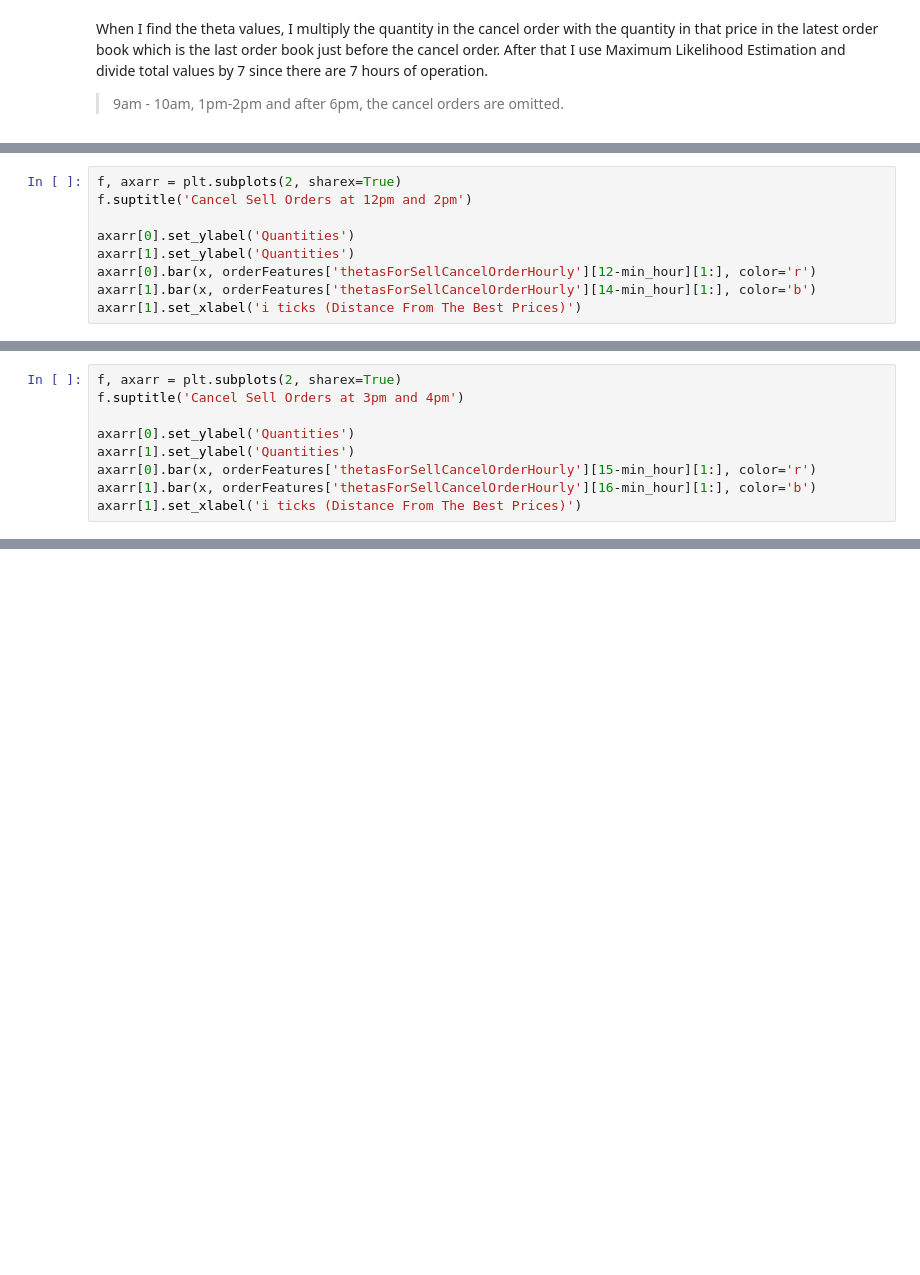
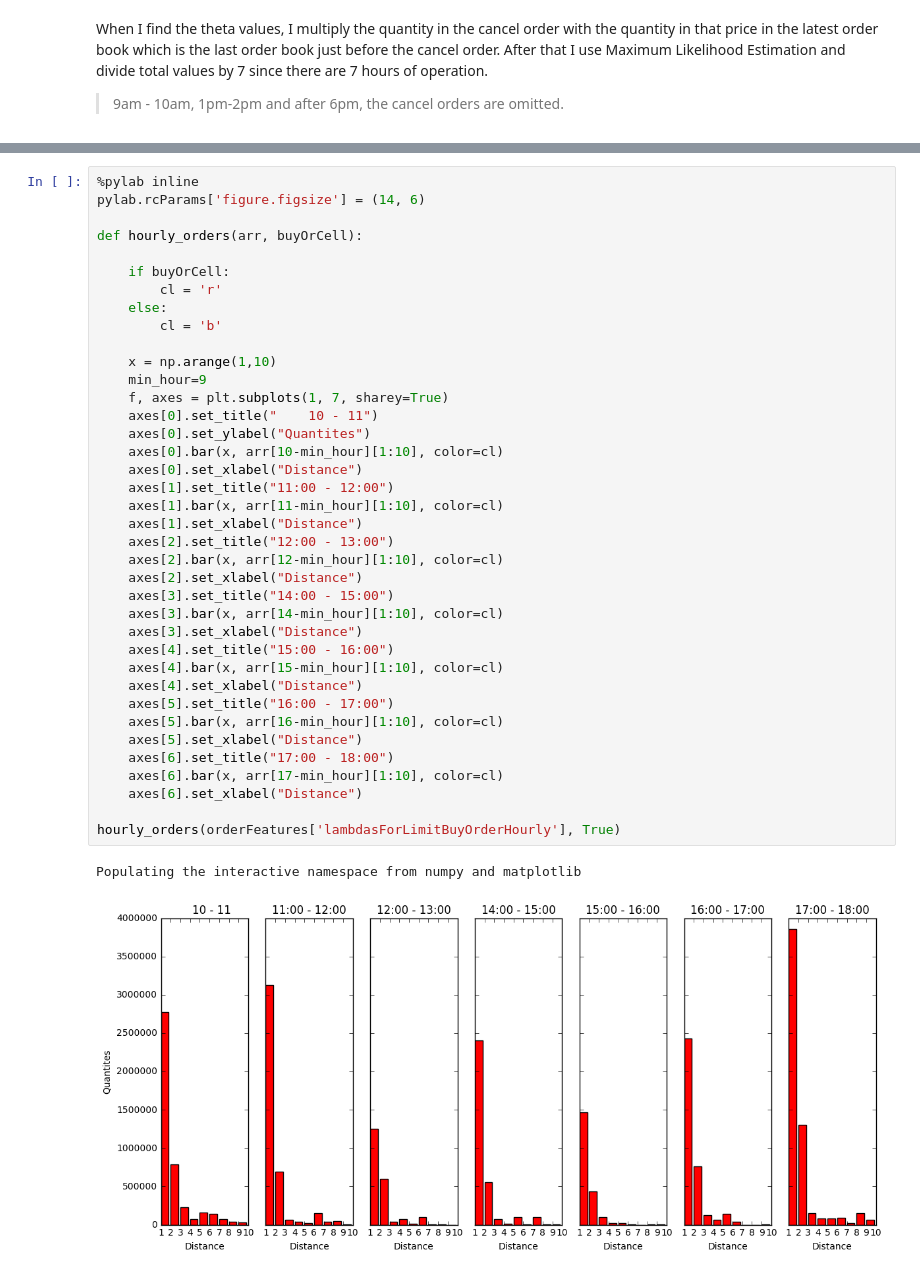
Before and after one commit to beratbrok/Itch, a Jupyter notebook: Order Features.ipynb, the cells around one changed output, grey strips where cells are left out. Drawn from its saved outputs; the diff is of its cells as text; blank space fills up the shorter version.

Commit message:
Fixed Graphs, Fits added

```diff
--- a/Order Features.ipynb
+++ b/Order Features.ipynb
@@ -319,9 +159,0 @@ axarr[1].set_xlabel('i ticks (Distance From The Best Prices)')
-# %%
-f, axarr = plt.subplots(2, sharex=True)
-f.suptitle('Cancel Sell Orders at 12pm and 2pm')
-
-axarr[0].set_ylabel('Quantities')
-axarr[1].set_ylabel('Quantities')
-axarr[0].bar(x, orderFeatures['thetasForSellCancelOrderHourly'][12-min_hour][1:], color='r')
-axarr[1].bar(x, orderFeatures['thetasForSellCancelOrderHourly'][14-min_hour][1:], color='b')
-axarr[1].set_xlabel('i ticks (Distance From The Best Prices)')
@@ -331,9 +159,0 @@ axarr[1].set_xlabel('i ticks (Distance From The Best Prices)')
-# %%
-f, axarr = plt.subplots(2, sharex=True)
-f.suptitle('Cancel Sell Orders at 3pm and 4pm')
-
-axarr[0].set_ylabel('Quantities')
-axarr[1].set_ylabel('Quantities')
-axarr[0].bar(x, orderFeatures['thetasForSellCancelOrderHourly'][15-min_hour][1:], color='r')
-axarr[1].bar(x, orderFeatures['thetasForSellCancelOrderHourly'][16-min_hour][1:], color='b')
-axarr[1].set_xlabel('i ticks (Distance From The Best Prices)')
@@ -351,0 +164,41 @@ plt.ylabel('Quantities')
+# %%
+%pylab inline
+pylab.rcParams['figure.figsize'] = (14, 6)
+
+def hourly_orders(arr, buyOrCell):
+
+    if buyOrCell:
+        cl = 'r'
+    else:
+        cl = 'b'
+
+    x = np.arange(1,10)
+    min_hour=9
+    f, axes = plt.subplots(1, 7, sharey=True)
+    axes[0].set_title("    10 - 11")
+    axes[0].set_ylabel("Quantites")
+    axes[0].bar(x, arr[10-min_hour][1:10], color=cl)
+    axes[0].set_xlabel("Distance")
+    axes[1].set_title("11:00 - 12:00")
+    axes[1].bar(x, arr[11-min_hour][1:10], color=cl)
+    axes[1].set_xlabel("Distance")
+    axes[2].set_title("12:00 - 13:00")
+    axes[2].bar(x, arr[12-min_hour][1:10], color=cl)
+    axes[2].set_xlabel("Distance")
+    axes[3].set_title("14:00 - 15:00")
+    axes[3].bar(x, arr[14-min_hour][1:10], color=cl)
+    axes[3].set_xlabel("Distance")
+    axes[4].set_title("15:00 - 16:00")
+    axes[4].bar(x, arr[15-min_hour][1:10], color=cl)
+    axes[4].set_xlabel("Distance")
+    axes[5].set_title("16:00 - 17:00")
+    axes[5].bar(x, arr[16-min_hour][1:10], color=cl)
+    axes[5].set_xlabel("Distance")
+    axes[6].set_title("17:00 - 18:00")
+    axes[6].bar(x, arr[17-min_hour][1:10], color=cl)
+    axes[6].set_xlabel("Distance")
+
+hourly_orders(orderFeatures['lambdasForLimitBuyOrderHourly'], True)
+# %% [output]
+Populating the interactive namespace from numpy and matplotlib
+[figure, added]
```
Also changed, not shown: parts of 38 cells of this notebook.
